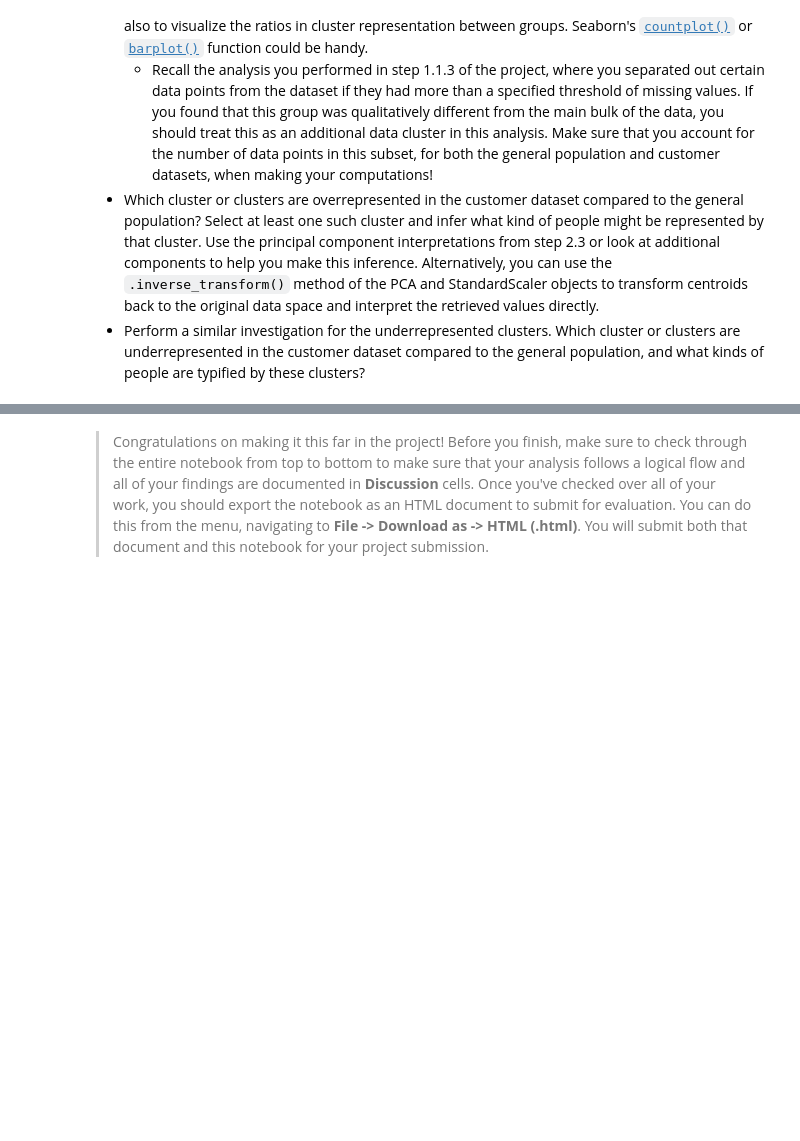
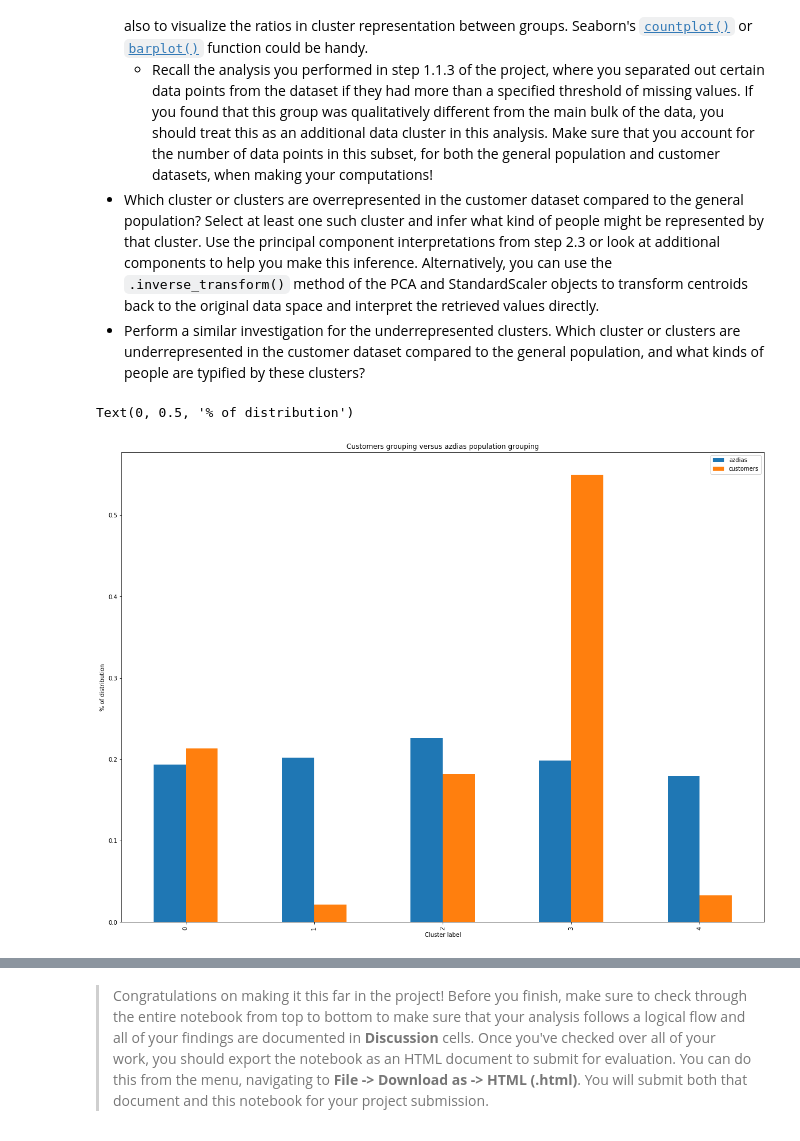
Before and after one commit to rajashekar/Identify_Customer_Segments, a Jupyter notebook: Identify_Customer_Segments.ipynb, the cells around one changed output, grey strips where cells are left out. Drawn from its saved outputs; the diff is of its cells as text; code cells hidden in the pictures; blank space fills up the shorter version.

```diff
--- a/Identify_Customer_Segments.ipynb
+++ b/Identify_Customer_Segments.ipynb
@@ -847,12 +849,12 @@ azdias_encoded_no_mixed.isnull().sum(axis=1).sort_values(ascending=False).hist()
 
 Even though you've finished cleaning up the general population demographics data, it's important to look ahead to the future and realize that you'll need to perform the same cleaning steps on the customer demographics data. In this substep, complete the function below to execute the main feature selection, encoding, and re-engineering steps you performed above. Then, when it comes to looking at the customer data in Step 3, you can just run this function on that DataFrame to get the trimmed dataset in a single step.
 # %%
-def clean_data(df):
+def clean_data(df, feat_info, outlier_percent=20):
     """
     Perform feature trimming, re-encoding, and engineering for demographics
     data
 
-    INPUT: Demographics DataFrame
+    INPUT: Demographics DataFrame, feature info
     OUTPUT: Trimmed and cleaned demographics DataFrame
     """
 
@@ -882,7 +884,7 @@ def clean_data(df):
                                     how='left', left_on='attribute', right_index=True)
     feat_info_ext.sort_values(by = 'num_of_nans', ascending = False, inplace=True)
     # columns which are having more than 20% missing values
-    outliers = feat_info_ext.query('nans_percent > 20')['attribute'].tolist()
+    outliers = feat_info_ext.query('nans_percent > @outlier_percent')['attribute'].tolist()
     df = df.drop(columns = outliers)
 
     # Analyzing rows. Dropping above threshold rows
@@ -1206,8 +1225,22 @@ Now that you have clusters and cluster centers for the general population, it's
 - Use the sklearn objects from the general demographics data, and apply their transformations to the customers data. That is, you should not be using a `.fit()` or `.fit_transform()` method to re-fit the old objects, nor should you be creating new sklearn objects! Carry the data through the feature scaling, PCA, and clustering steps, obtaining cluster assignments for all of the data in the customer demographics data.
 # %%
 # Load in the customer demographics data.
-customers =
+customers = pd.read_csv('Udacity_CUSTOMERS_Subset.csv', sep=';')
+
+# Load in the feature summary file.
+featinfo = pd.read_csv('AZDIAS_Feature_Summary.csv', sep=';')
 # %%
 # Apply preprocessing, feature transformation, and clustering from the general
 # demographics onto the customer data, obtaining cluster predictions for the
 # customer demographics data.
+df = clean_data(customers, featinfo, 35)
+
+df_imputed = imputer.transform(df)
+
+df_scaled = scaler.transform(df_imputed)
+df_scaled = pd.DataFrame(data=df_scaled, columns=df.columns)
+
+df_pca = pca.transform(df_scaled)
+
+df_labels = kmeans.predict(df_pca)
+df_labels
@@ -1229,0 +1303,22 @@ Take a look at the following points in this step:
+# %%
+# Compare the proportion of data in each cluster for the customer data to the
+# proportion of data in each cluster for the general population.
+
+azdias_dist = []
+df_dist = []
+for cluster in range(kmeans.n_clusters):
+    azdias_k = azdias_pca[labels == cluster]
+    azdias_dist.append(azdias_k.shape[0]/azdias_pca.shape[0])
+
+    df_k = df_pca[df_labels == cluster]
+    df_dist.append(df_k.shape[0]/df_pca.shape[0])
+
+data = pd.DataFrame(data={'azdias': azdias_dist, 'customers': df_dist})
+
+data.plot(kind='bar', figsize=(20,15))
+plt.title('Customers grouping versus azdias population grouping')
+plt.xlabel('Cluster label')
+plt.ylabel('% of distribution')
+# %% [output]
+Text(0, 0.5, '% of distribution')
+[figure, added]
```
Also changed, not shown: parts of 13 cells of this notebook, 1 other file.
